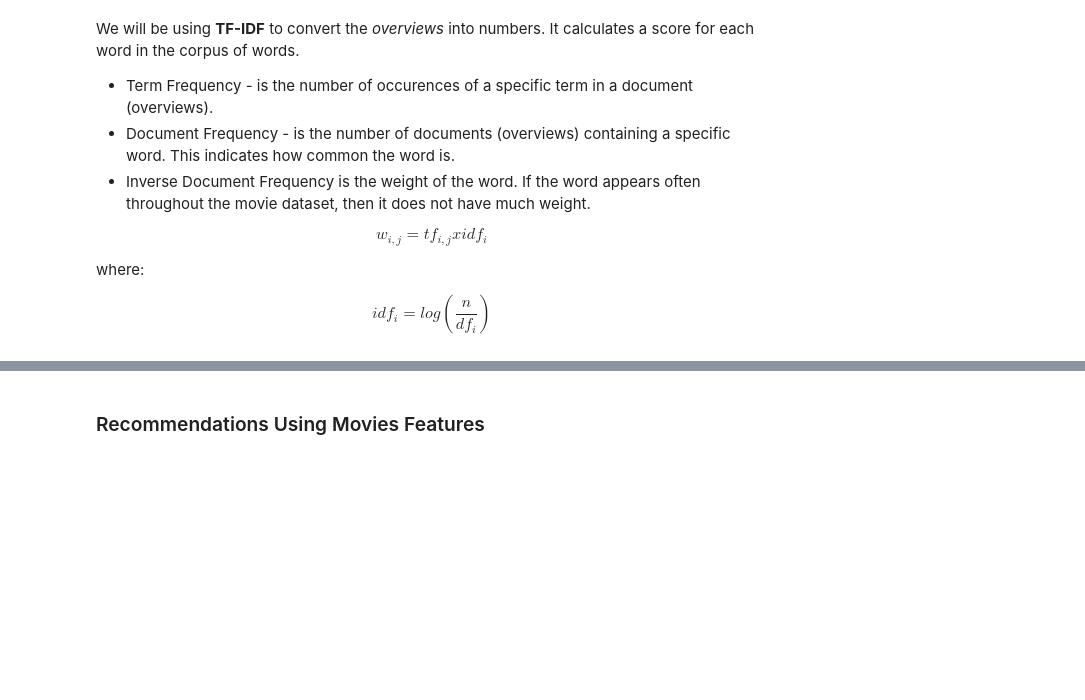
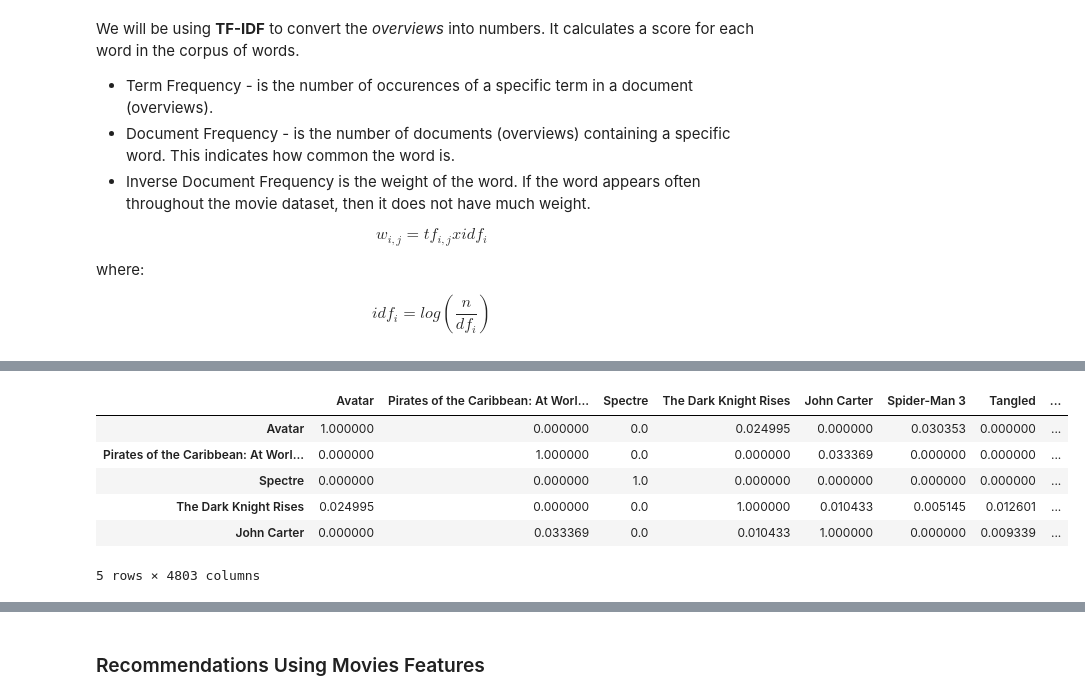
Before and after one commit to zhikaichen99/RecommenderSystems, a Jupyter notebook: Content-Based-Filtering.ipynb, the cells around one changed output, grey strips where cells are left out. Saved outputs shown, nothing was run; the diff lists cells and outputs as text; code cells hidden in the pictures; blank space fills up the shorter version.

Commit message:
added recommendations from tfidf matrix

```diff
--- a/Content-Based-Filtering.ipynb
+++ b/Content-Based-Filtering.ipynb
@@ -208,7 +241,7 @@ $$idf_i = log(\frac{n}{df_i})$$
 # remove stopwords. Stopwords are common words that add no meaning to the text
 tfidf = TfidfVectorizer(stop_words = 'english')
 
-overview_matrix = tfidf.fit_transform(df['overview'])
+overview_matrix = tfidf.fit_transform(df['overview'].values.astype('str'))
 # %%
 overview_matrix.shape
 # %% [output]
@@ -217,0 +272,2 @@ The shape of the tfidf matrix tells us that 9610 unique words (after removing st
+# %%
+cosine_score = linear_kernel(overview_matrix, overview_matrix)
@@ -217,0 +290,13 @@ The shape of the tfidf matrix tells us that 9610 unique words (after removing st
+# %%
+cosine_df = pd.DataFrame(cosine_score, columns = df.original_title.values.tolist())
+cosine_df.index = df.original_title.values.tolist()
+# %%
+cosine_df.head()
+# %% [output]
+|  | Avatar | Pirates of the Caribbean: At Worl... | Spectre | The Dark Knight Rises | John Carter | Spider-Man 3 | Tangled | ... |
+| Avatar | 1.000000 | 0.000000 | 0.0 | 0.024995 | 0.000000 | 0.030353 | 0.000000 | ... |
+| Pirates of the Caribbean: At Worl... | 0.000000 | 1.000000 | 0.0 | 0.000000 | 0.033369 | 0.000000 | 0.000000 | ... |
+| Spectre | 0.000000 | 0.000000 | 1.0 | 0.000000 | 0.000000 | 0.000000 | 0.000000 | ... |
+| The Dark Knight Rises | 0.024995 | 0.000000 | 0.0 | 1.000000 | 0.010433 | 0.005145 | 0.012601 | ... |
+| John Carter | 0.000000 | 0.033369 | 0.0 | 0.010433 | 1.000000 | 0.000000 | 0.009339 | ... |
+5 rows × 4803 columns
```
Also changed, not shown: parts of 28 cells of this notebook.
